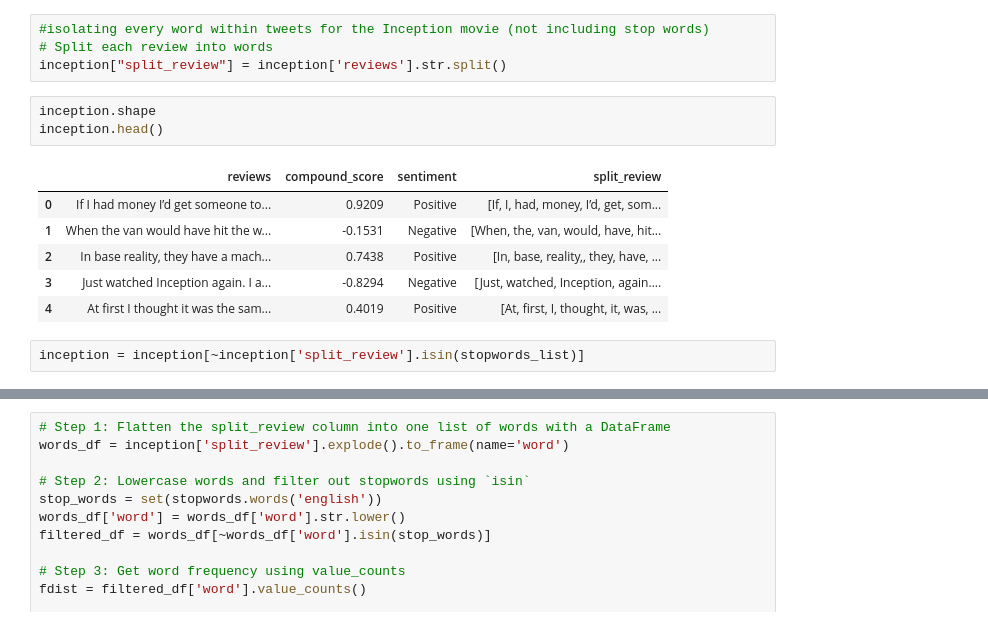
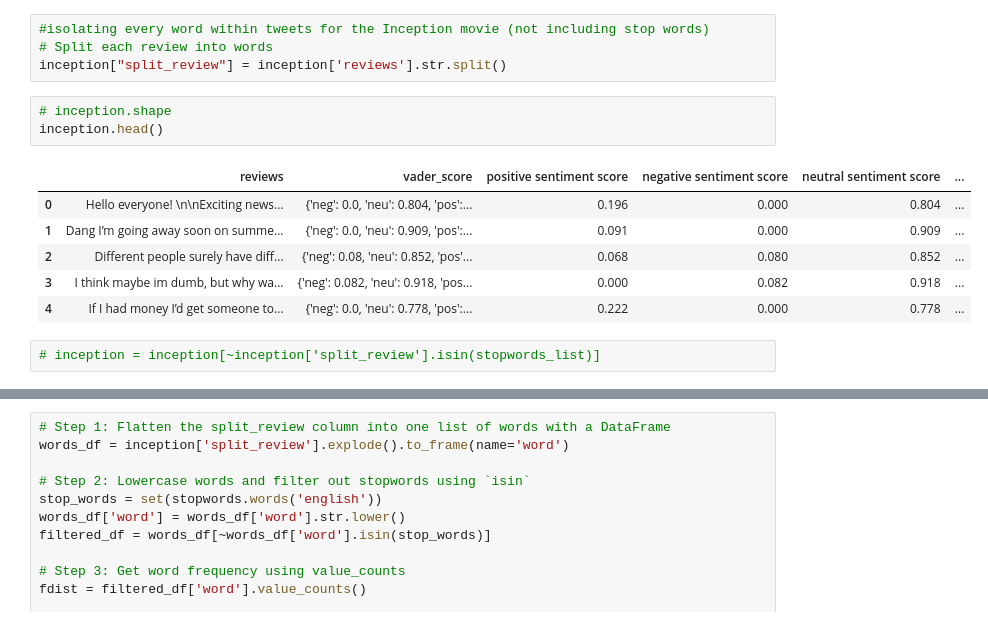
Before and after one commit to raizelistaken/reddit-nlp-sentiment, a Jupyter notebook: Reddit.ipynb, the cells around one changed output, grey strips where cells are left out. Saved outputs shown, nothing was run; the diff lists cells and outputs as text.

```diff
--- a/Reddit.ipynb
+++ b/Reddit.ipynb
@@ -256,17 +247,17 @@ print(stopwords_list)
 # Split each review into words
 inception["split_review"] = inception['reviews'].str.split()
 # %%
-inception.shape
+# inception.shape
 inception.head()
 # %% [output]
-|  | reviews | compound_score | sentiment | split_review |
-| 0 | If I had money I’d get someone to... | 0.9209 | Positive | [If, I, had, money, I’d, get, som... |
-| 1 | When the van would have hit the w... | -0.1531 | Negative | [When, the, van, would, have, hit... |
-| 2 | In base reality, they have a mach... | 0.7438 | Positive | [In, base, reality,, they, have, ... |
-| 3 | Just watched Inception again. I a... | -0.8294 | Negative | [Just, watched, Inception, again.... |
-| 4 | At first I thought it was the sam... | 0.4019 | Positive | [At, first, I, thought, it, was, ... |
+|  | reviews | vader_score | positive sentiment score | negative sentiment score | neutral sentiment score | ... |
+| 0 | Hello everyone! \n\nExciting news... | {'neg': 0.0, 'neu': 0.804, 'pos':... | 0.196 | 0.000 | 0.804 | ... |
+| 1 | Dang I’m going away soon on summe... | {'neg': 0.0, 'neu': 0.909, 'pos':... | 0.091 | 0.000 | 0.909 | ... |
+| 2 | Different people surely have diff... | {'neg': 0.08, 'neu': 0.852, 'pos'... | 0.068 | 0.080 | 0.852 | ... |
+| 3 | I think maybe im dumb, but why wa... | {'neg': 0.082, 'neu': 0.918, 'pos... | 0.000 | 0.082 | 0.918 | ... |
+| 4 | If I had money I’d get someone to... | {'neg': 0.0, 'neu': 0.778, 'pos':... | 0.222 | 0.000 | 0.778 | ... |
 # %%
-inception = inception[~inception['split_review'].isin(stopwords_list)]
+# inception = inception[~inception['split_review'].isin(stopwords_list)]
 # %%
 inception.shape
 # %% [output]
```
Also changed, not shown: parts of 28 cells of this notebook, 3 other files.
